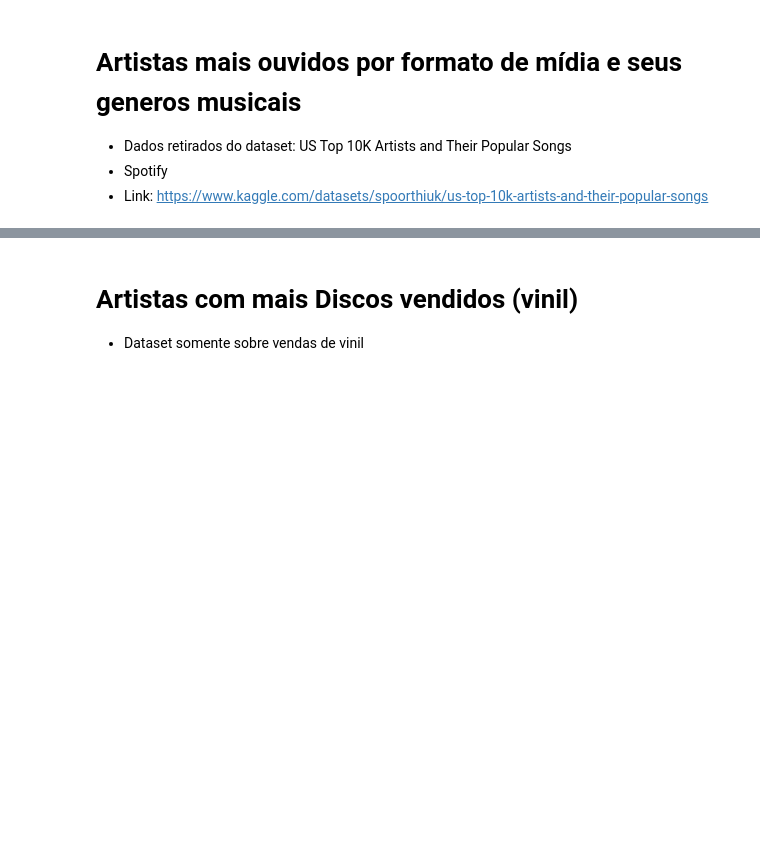
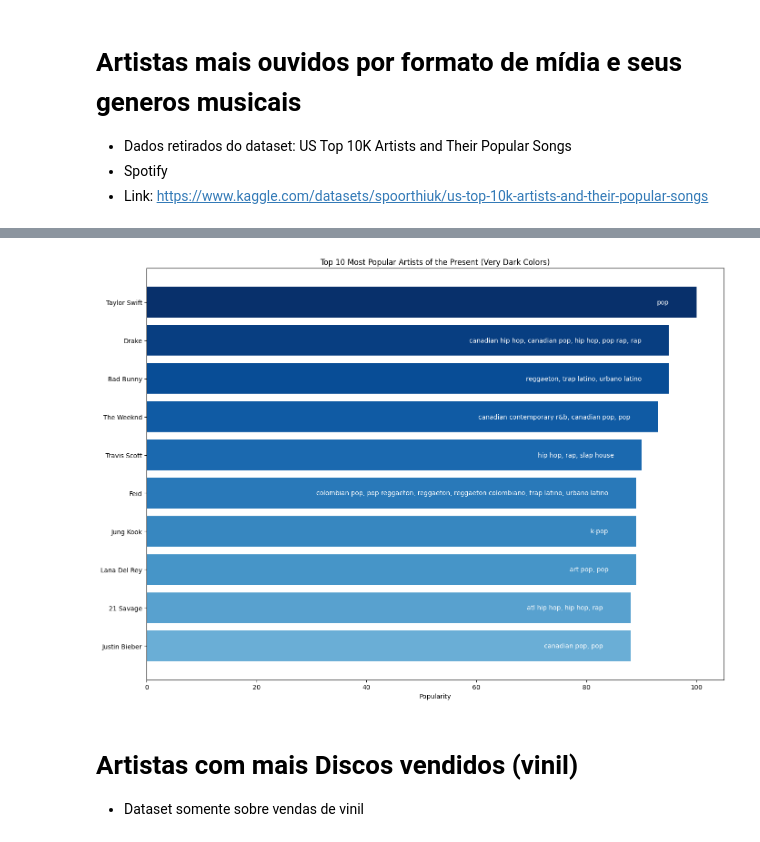
Before and after one commit to touro3/EvolucaoDaMusica-BI, a Jupyter notebook: notebooks/EDA_e_visualizacoes_musicais.ipynb, the cells around one changed output, grey strips where cells are left out. Drawn from its saved outputs; the diff is of its cells as text; code cells hidden in the pictures; blank space fills up the shorter version.

```diff
--- a/notebooks/EDA_e_visualizacoes_musicais.ipynb
+++ b/notebooks/EDA_e_visualizacoes_musicais.ipynb
@@ -141,3 +136,36 @@ plt.show()
+# %%
+# Convertendo a coluna 'Popularity' para numérico e tratando NaNs
+new_artists_df['Popularity'] = pd.to_numeric(new_artists_df['Popularity'], errors='coerce')
+artists_df = new_artists_df.dropna(subset=['Popularity'])
+
+# Obtendo os top 10 artistas mais populares da atualidade
+top_10_current = artists_df.nlargest(10, 'Popularity')
+
+# Função para plotar os gráficos com degradê de cores escuras
+def plot_top_artists_by_popularity_very_dark_colors(df, title):
+    sorted_df = df.sort_values('Popularity', ascending=True)
+    # Aplicando um degradê de azul escuro, mais escuro no topo
+    dark_colors = plt.cm.Blues(np.linspace(0.5, 1, len(sorted_df)))
+    fig, ax = plt.subplots(figsize=(14, 10))
+    bars = ax.barh(sorted_df['Name'], sorted_df['Popularity'], color=dark_colors)
+    ax.set_xlabel('Popularity')
+    ax.set_title(title)
+    ax.set_yticklabels(sorted_df['Name'], fontdict={'horizontalalignment': 'right'})
+
+    # Adicionando os gêneros musicais dentro das barras
+    for bar, genre in zip(bars, sorted_df['Genres']):
+        text = genre.strip('[]').replace("'", "")  # Limpar caracteres adicionais
+        ax.text(bar.get_width() - 5, bar.get_y() + bar.get_height()/2, f"{text}",
+                va='center', ha='right', color='white', fontsize=10)
+
+    plt.tight_layout()
+    return fig
+
+# Gerando e exibindo o gráfico final com cores muito escuras
+fig_current_popular_very_dark_colors = plot_top_artists_by_popularity_very_dark_colors(top_10_current, 'Top 10 Most Popular Artists of the Present (Very Dark Colors)')
+fig_current_popular_very_dark_colors.show()
+# %% [output]
+[figure, added]
 # %% [markdown]
 # Artistas com mais Discos vendidos (vinil)
 - Dataset somente sobre vendas de vinil
```
Also changed, not shown: parts of 9 cells of this notebook, 1 other file.
